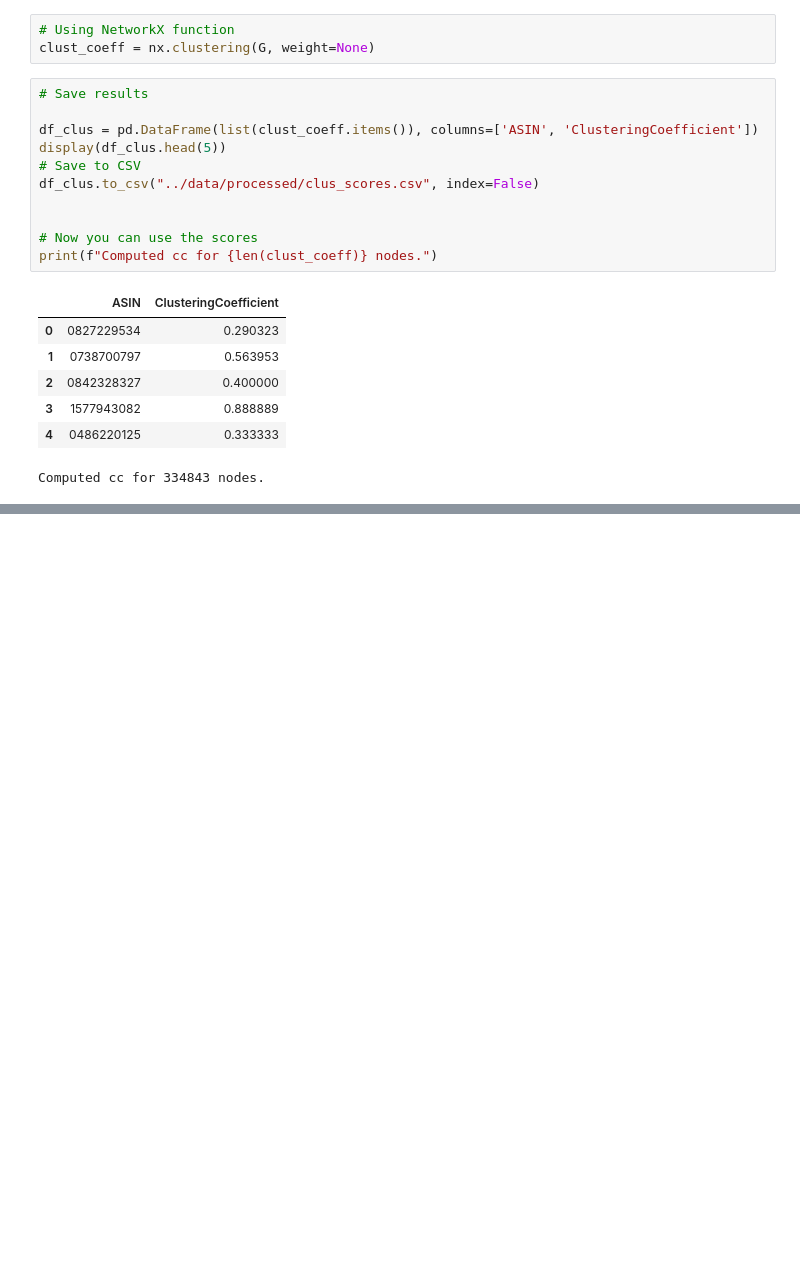
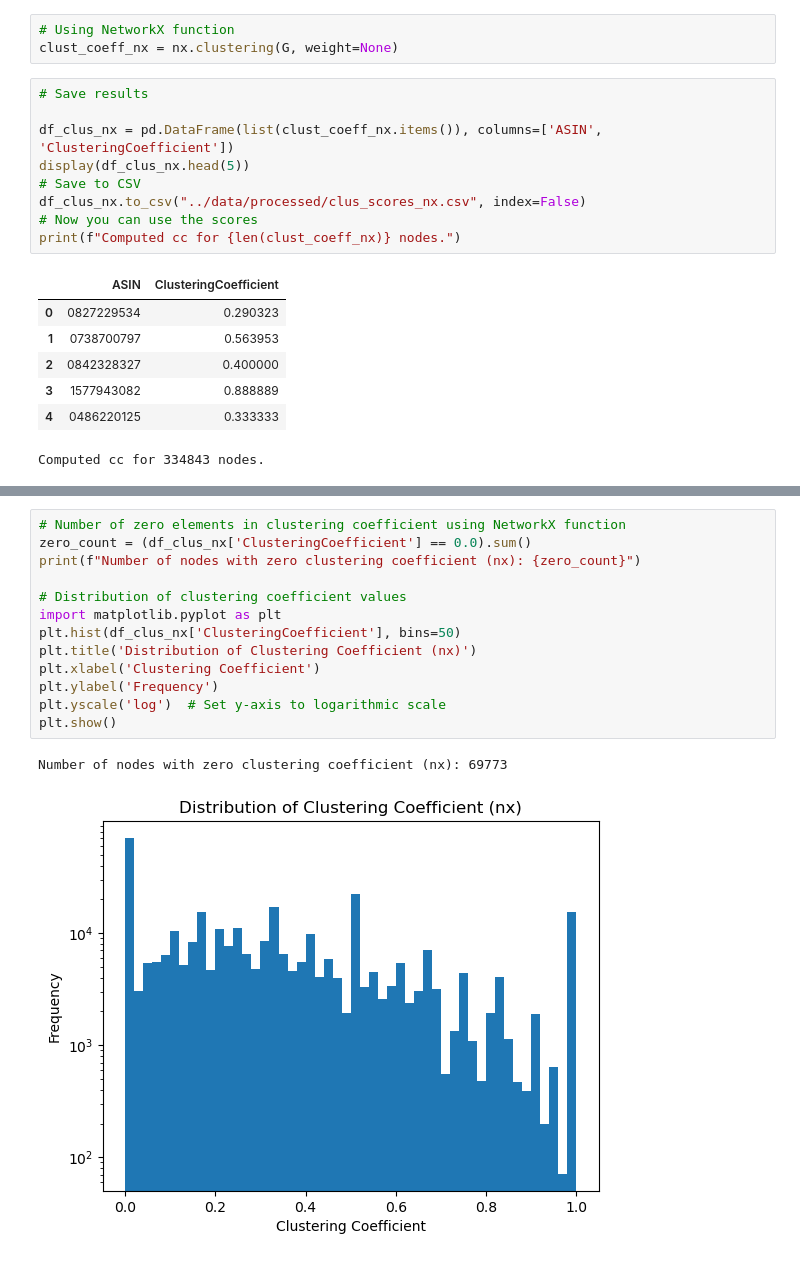
Before and after one commit to raozzo/ProgettoLFN, a Jupyter notebook: Code/notebooks/clustering_coefficient.ipynb, the cells around one changed output, grey strips where cells are left out. Cells and saved outputs as stored; diff of their text form; blank space fills up the shorter version.

```diff
--- a/Code/notebooks/clustering_coefficient.ipynb
+++ b/Code/notebooks/clustering_coefficient.ipynb
@@ -15,18 +15,16 @@ with open("../data/processed/amazon_graph.pickle", "rb") as f:
     G = pickle.load(f)
 # %%
 # Using NetworkX function
-clust_coeff = nx.clustering(G, weight=None)
+clust_coeff_nx = nx.clustering(G, weight=None)
 # %%
 # Save results
 
-df_clus = pd.DataFrame(list(clust_coeff.items()), columns=['ASIN', 'ClusteringCoefficient'])
-display(df_clus.head(5))
+df_clus_nx = pd.DataFrame(list(clust_coeff_nx.items()), columns=['ASIN', 'ClusteringCoefficient'])
+display(df_clus_nx.head(5))
 # Save to CSV
-df_clus.to_csv("../data/processed/clus_scores.csv", index=False)
-
-
+df_clus_nx.to_csv("../data/processed/clus_scores_nx.csv", index=False)
 # Now you can use the scores
-print(f"Computed cc for {len(clust_coeff)} nodes.")
+print(f"Computed cc for {len(clust_coeff_nx)} nodes.")
 # %% [output]
 |  | ASIN | ClusteringCoefficient |
 | 0 | 0827229534 | 0.290323 |
@@ -58 +56,17 @@ print(f"Computed cc for {len(clust_coeffs_test)} nodes.")
 Computed cc for 334843 nodes.
+# %%
+# Number of zero elements in clustering coefficient using NetworkX function
+zero_count = (df_clus_nx['ClusteringCoefficient'] == 0.0).sum()
+print(f"Number of nodes with zero clustering coefficient (nx): {zero_count}")
+
+# Distribution of clustering coefficient values
+import matplotlib.pyplot as plt
+plt.hist(df_clus_nx['ClusteringCoefficient'], bins=50)
+plt.title('Distribution of Clustering Coefficient (nx)')
+plt.xlabel('Clustering Coefficient')
+plt.ylabel('Frequency')
+plt.yscale('log')  # Set y-axis to logarithmic scale
+plt.show()
+# %% [output]
+Number of nodes with zero clustering coefficient (nx): 69773
+[figure, added]
```
Also changed, not shown: parts of 3 cells of this notebook, 7 other files.
